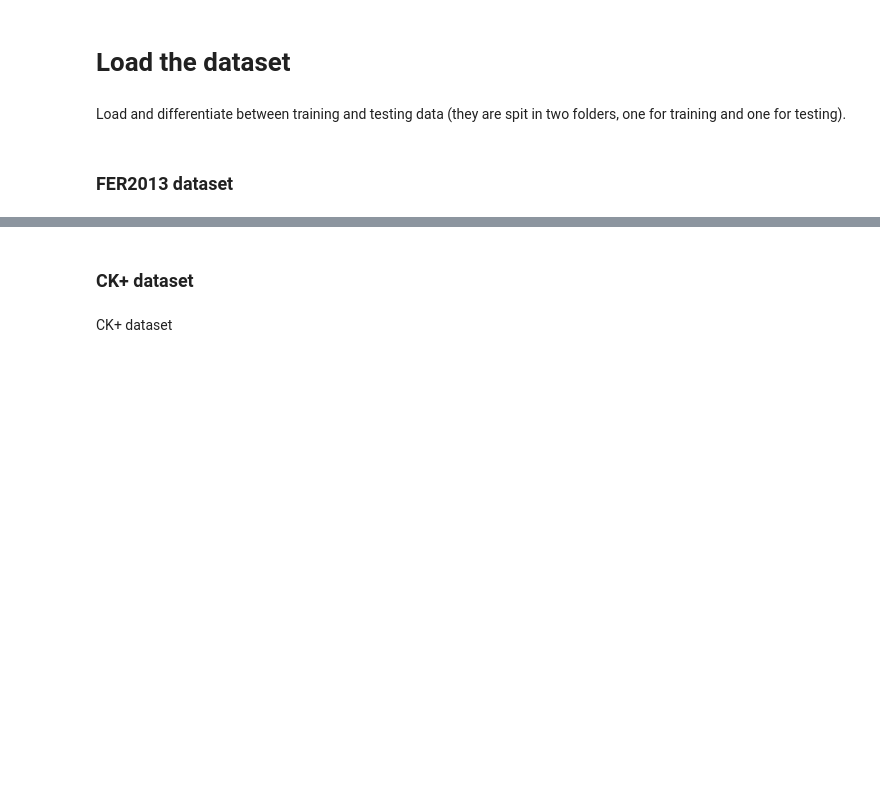
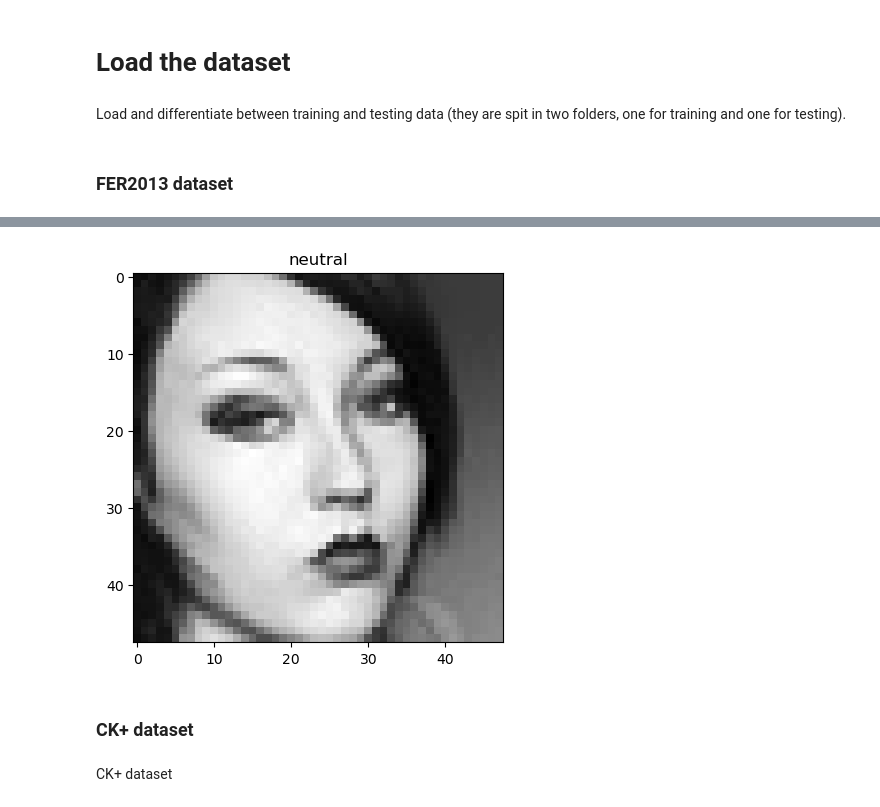
Before and after one commit to THESHADOW2030/FDS-project-EmotionRecognition, a Jupyter notebook: project.ipynb, the cells around one changed output, grey strips where cells are left out. Drawn from its saved outputs; the diff is of its cells as text; code cells hidden in the pictures; blank space fills up the shorter version.

Commit message:
EmotionGoogleFer Funzionicchia

```diff
--- a/project.ipynb
+++ b/project.ipynb
@@ -43,7 +56,7 @@ Num GPUs Available:  1
 # %% [markdown]
 Load and differentiate between training and testing data (they are spit in two folders, one for training and one for testing).
 # %%
-datasetToUse = "CK+48"
+datasetToUse = "GoogleFer" # "CK+48" or "FER2013" or "GoogleFer"
 # %% [markdown]
 ### FER2013 dataset
 # %%
@@ -91,0 +102,86 @@ Found 7178 images belonging to 7 classes.
+# %%
+if datasetToUse == "GoogleFer":
+
+
+        path = "./dataset/GoogleFer/"
+        test_path = path + "val/"
+        train_path = path + "train/"
+
+        classes = { "anger" : 0,  "contempt" : 1,  "disgust" : 2,  "fear" : 3,  "happiness" : 4,  "sadness" : 5,  "surprise" : 6,  "neutral" : 7}
+
+        classesReversed = { 0 : "anger" ,  1 : "contempt" ,  2 : "disgust" ,  3 : "fear" ,  4 : "happiness" ,  5 : "sadness" ,  6 : "surprise" ,  7 : "neutral" }
+        num_classes = 8
+
+        batch_size = 32
+
+
+
+        train_x = []
+        train_y = []
+        test_x = []
+        test_y = []
+
+        #load the train data
+
+
+
+
+
+
+
+
+        for i in classes:
+                #convert i to upper case
+                #i = i.upper()
+                path = os.path.join(train_path, i.upper())
+
+                for img in os.listdir(path):
+                        img_array = cv2.imread (os.path.join(path, img), cv2.IMREAD_GRAYSCALE)
+                        #new_array = cv2.resize(img_array, (48, 48))
+                        train_x.append(img_array)
+
+                        train_y.append(classes[i])
+
+        #load the test data
+        for i in classes:
+                #i = i.upper()
+                path = os.path.join(test_path, i.upper())
+
+
+                for img in os.listdir(path):
+                        img_array = cv2.imread(os.path.join(path, img), cv2.IMREAD_GRAYSCALE)
+                        #new_array = cv2.resize(img_array, (48, 48))
+                        test_x.append(img_array)
+                        test_y.append(classes[i])
+
+        #convert the test_x and train_x to numpy array
+        train_x = np.array(train_x)
+        train_y = keras.utils.to_categorical(train_y, 8)
+        test_x = np.array(test_x)
+        test_y = keras.utils.to_categorical(test_y, 8)
+
+        print ( "train_x shape: " , train_x.shape)
+        print ( "train_y shape: " , train_y.shape)
+        print ( "test_x shape: " , test_x.shape)
+        print ( "test_y shape: " , test_y.shape)
+
+
+        data_generator = ImageDataGenerator(rescale=1./255,
+                                                rotation_range=30)
+
+
+        #reshape the data
+        train_x = train_x.reshape(train_x.shape[0], 48, 48, 1)
+        test_x = test_x.reshape(test_x.shape[0], 48, 48, 1)
+
+        train_generator = data_generator.flow(train_x, train_y, batch_size=batch_size)
+        validation_generator = data_generator.flow(test_x, test_y, batch_size=batch_size)
+
+
+        randomIndex = random.randint(0, len(train_x))
+        #plot the first image
+        plt.imshow(train_x[randomIndex].reshape(48, 48), cmap='gray')
+        #label it
+        plt.title(classesReversed[np.argmax(train_y[randomIndex])])
+        plt.show()
+# %% [output]
@@ -92,3 +192,4 @@ Found 7178 images belonging to 7 classes.
+[figure, added]
 # %% [markdown]
 ### CK+ dataset
 # %% [markdown]
```
Also changed, not shown: parts of 16 cells of this notebook, 3 other files.
